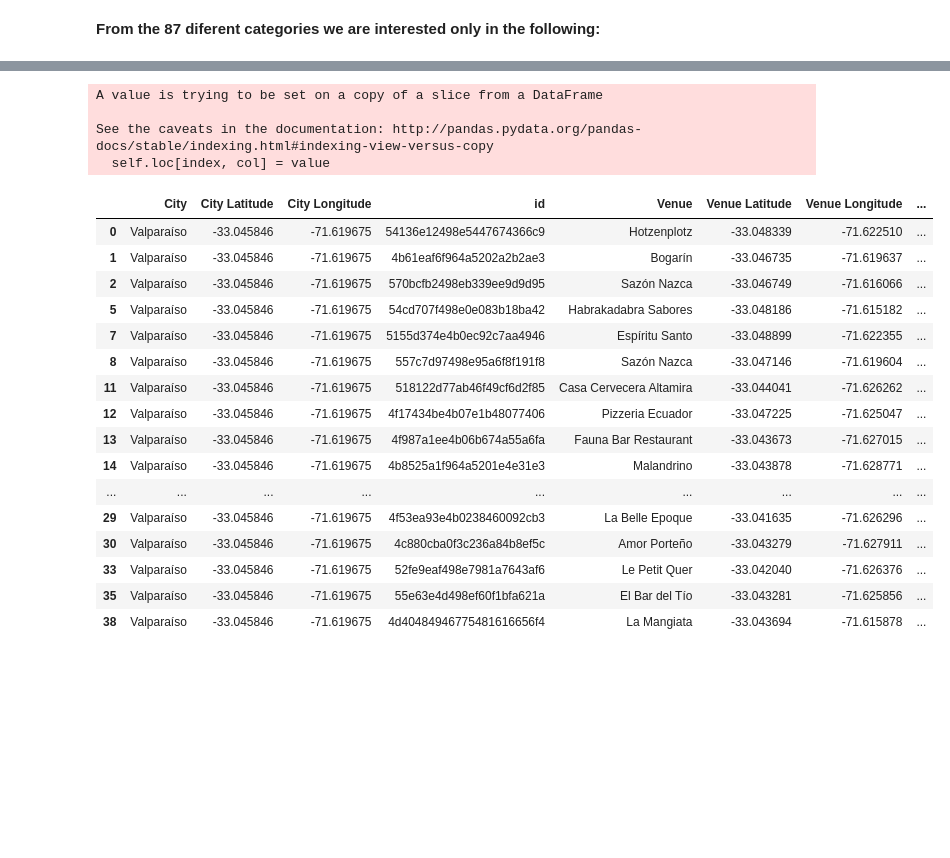
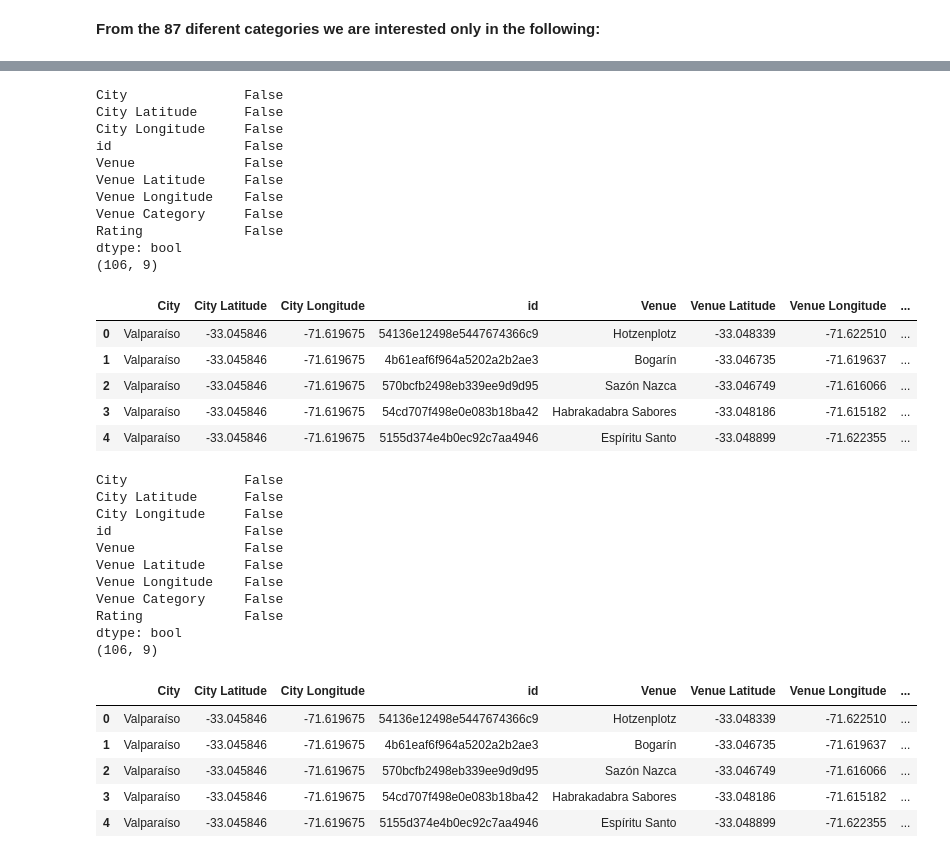
Before and after one commit to carsepmo/Coursera_Capstone, a Jupyter notebook: The-Battle-of Neighborhoods.ipynb, the cells around one changed output, grey strips where cells are left out. Cells and saved outputs as stored; diff of their text form; code cells hidden in the pictures; blank space fills up the shorter version.

```diff
--- a/The-Battle-of Neighborhoods.ipynb
+++ b/The-Battle-of Neighborhoods.ipynb
@@ -60,7 +65,7 @@ SECRET_KEY = 'EQQC5KNXLTD4HJ5BRXOUB5XW22LHYJVIBVC5U3UGEAEPR5E4'
 VERSION = '20200406'
 # %%
 radius = 3000
-LIMIT = 100
+LIMIT = 150
 #Exploring the data
 url = 'https://api.foursquare.com/v2/venues/explore?&client_id={}&client_secret={}&v={}&ll={},{}&radius={}&limit={}'.format(
     CLIENT_ID,
@@ -240,28 +260,52 @@ foodVenues.head()
+# %%
+# restore data from object storage
+foodVenues = pd.read_csv(project.get_file('foodVenues.csv'))
+print(foodVenues.isna().any())
+print(foodVenues.shape)
+foodVenues.head()
+# %% [output]
+City               False
+City Latitude      False
+City Longitude     False
+id                 False
+Venue              False
+Venue Latitude     False
+Venue Longitude    False
+Venue Category     False
+Rating             False
+dtype: bool
+(106, 9)
+|  | City | City Latitude | City Longitude | id | Venue | Venue Latitude | Venue Longitude | ... |
+| 0 | Valparaíso | -33.045846 | -71.619675 | 54136e12498e5447674366c9 | Hotzenplotz | -33.048339 | -71.622510 | ... |
+| 1 | Valparaíso | -33.045846 | -71.619675 | 4b61eaf6f964a5202a2b2ae3 | Bogarín | -33.046735 | -71.619637 | ... |
+| 2 | Valparaíso | -33.045846 | -71.619675 | 570bcfb2498eb339ee9d9d95 | Sazón Nazca | -33.046749 | -71.616066 | ... |
+| 3 | Valparaíso | -33.045846 | -71.619675 | 54cd707f498e0e083b18ba42 | Habrakadabra Sabores | -33.048186 | -71.615182 | ... |
+| 4 | Valparaíso | -33.045846 | -71.619675 | 5155d374e4b0ec92c7aa4946 | Espíritu Santo | -33.048899 | -71.622355 | ... |
 # %%
+# get the ratings
+#print(len(foodVenues['Venue'].to_list()))
 for i, venue in enumerate(foodVenues['Venue'].to_list()):
     venue_id = foodVenues.iloc[i]['id']
     foodVenues.at[i,'Rating'] = getVenueScore(venue_id)
 
-foodVenues.head(25)
+print(foodVenues.isna().any())
+print(foodVenues.shape)
+foodVenues.head()
 # %% [output]
-A value is trying to be set on a copy of a slice from a DataFrame
-
-See the caveats in the documentation: http://pandas.pydata.org/pandas-docs/stable/indexing.html#indexing-view-versus-copy
-  self.loc[index, col] = value
+City               False
+City Latitude      False
+City Longitude     False
+id                 False
+Venue              False
+Venue Latitude     False
+Venue Longitude    False
+Venue Category     False
+Rating             False
+dtype: bool
+(106, 9)
 |  | City | City Latitude | City Longitude | id | Venue | Venue Latitude | Venue Longitude | ... |
 | 0 | Valparaíso | -33.045846 | -71.619675 | 54136e12498e5447674366c9 | Hotzenplotz | -33.048339 | -71.622510 | ... |
 | 1 | Valparaíso | -33.045846 | -71.619675 | 4b61eaf6f964a5202a2b2ae3 | Bogarín | -33.046735 | -71.619637 | ... |
 | 2 | Valparaíso | -33.045846 | -71.619675 | 570bcfb2498eb339ee9d9d95 | Sazón Nazca | -33.046749 | -71.616066 | ... |
-| 5 | Valparaíso | -33.045846 | -71.619675 | 54cd707f498e0e083b18ba42 | Habrakadabra Sabores | -33.048186 | -71.615182 | ... |
-| 7 | Valparaíso | -33.045846 | -71.619675 | 5155d374e4b0ec92c7aa4946 | Espíritu Santo | -33.048899 | -71.622355 | ... |
-| 8 | Valparaíso | -33.045846 | -71.619675 | 557c7d97498e95a6f8f191f8 | Sazón Nazca | -33.047146 | -71.619604 | ... |
-| 11 | Valparaíso | -33.045846 | -71.619675 | 518122d77ab46f49cf6d2f85 | Casa Cervecera Altamira | -33.044041 | -71.626262 | ... |
-| 12 | Valparaíso | -33.045846 | -71.619675 | 4f17434be4b07e1b48077406 | Pizzeria Ecuador | -33.047225 | -71.625047 | ... |
-| 13 | Valparaíso | -33.045846 | -71.619675 | 4f987a1ee4b06b674a55a6fa | Fauna Bar Restaurant | -33.043673 | -71.627015 | ... |
-| 14 | Valparaíso | -33.045846 | -71.619675 | 4b8525a1f964a5201e4e31e3 | Malandrino | -33.043878 | -71.628771 | ... |
-| ... | ... | ... | ... | ... | ... | ... | ... | ... |
-| 29 | Valparaíso | -33.045846 | -71.619675 | 4f53ea93e4b0238460092cb3 | La Belle Epoque | -33.041635 | -71.626296 | ... |
-| 30 | Valparaíso | -33.045846 | -71.619675 | 4c880cba0f3c236a84b8ef5c | Amor Porteño | -33.043279 | -71.627911 | ... |
-| 33 | Valparaíso | -33.045846 | -71.619675 | 52fe9eaf498e7981a7643af6 | Le Petit Quer | -33.042040 | -71.626376 | ... |
-| 35 | Valparaíso | -33.045846 | -71.619675 | 55e63e4d498ef60f1bfa621a | El Bar del Tío | -33.043281 | -71.625856 | ... |
-| 38 | Valparaíso | -33.045846 | -71.619675 | 4d40484946775481616656f4 | La Mangiata | -33.043694 | -71.615878 | ... |
+| 3 | Valparaíso | -33.045846 | -71.619675 | 54cd707f498e0e083b18ba42 | Habrakadabra Sabores | -33.048186 | -71.615182 | ... |
+| 4 | Valparaíso | -33.045846 | -71.619675 | 5155d374e4b0ec92c7aa4946 | Espíritu Santo | -33.048899 | -71.622355 | ... |
```
Also changed, not shown: parts of 27 cells of this notebook.
